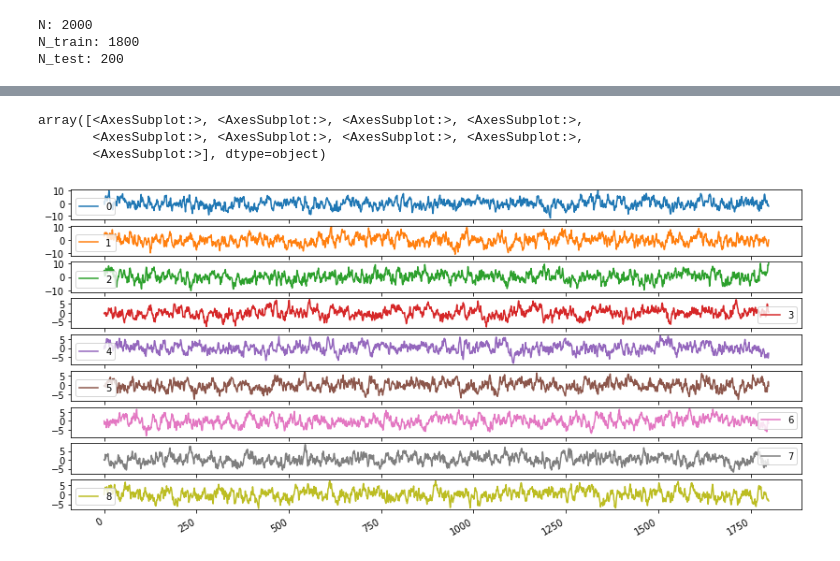
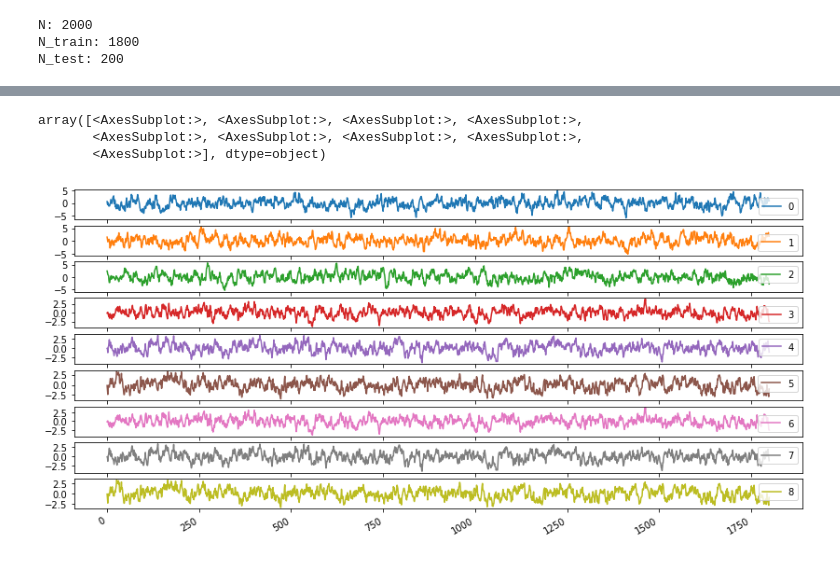
Before and after one commit to VintageDesign/multi_linear_research, a Jupyter notebook: jackson/Docs&Code/L-TVAR/generated_ltar.ipynb, the cells around one changed output, grey strips where cells are left out. Saved outputs shown, nothing was run; the diff lists cells and outputs as text; code cells hidden in the pictures.

Commit message:
started to see if the matrix multiplication would work

```diff
--- a/jackson/Docs&Code/L-TVAR/generated_ltar.ipynb
+++ b/jackson/Docs&Code/L-TVAR/generated_ltar.ipynb
@@ -7,11 +7,25 @@ import JacksonsTSPackage as jts
 from statsmodels.tsa.api import VAR
 # %%
 def mul_ten_and_mat(tensor, matrix):
-    ten_shape = tensor.shape
-    result = np.zeros((ten_shape[0], ten_shape[2]))
-    for i in range(ten_shape[2]):
-        result[:,i] = tensor[i,:,:].dot(matrix[:,i])
-        #print(tensor[i,:,:], "DOT", matrix[:, i], "=", result[:,i])
+
+    # Makes the block vector
+    block_vector = matrix.transpose().reshape(9)
+
+    # Makes the circulant block matrix
+    ten_length = len(tensor)
+    ten_sqr = ten_length*ten_length
+    block_matrix = np.zeros((ten_sqr, ten_sqr))
+    for i in range(ten_length):
+        for j in range(ten_length):
+            x = j * 3
+            val = j * 3 + i * 3
+            c = val if val < len(block_matrix) else val - len(block_matrix)
+            block_matrix[c:c+3,x:x+3] = tensor[i]
+
+    # Does the multiplication
+    result_vector = np.matmul(block_matrix, block_vector)
+    result = result_vector.reshape((3,3)).transpose()
+
     return result
 
 N = 2000
@@ -22,14 +36,14 @@ A = np.array([
         [0, 0, 0.8]
     ],
     [
-        [0.8, 0, 0],
-        [0, 0.8, 0],
-        [0, 0, 0.8]
+        [0, 0, 0],
+        [0, 0, 0],
+        [0, 0, 0]
     ],
     [
-        [0.8, 0, 0],
-        [0, 0.8, 0],
-        [0, 0, 0.8]
+        [0, 0, 0],
+        [0, 0, 0],
+        [0, 0, 0]
     ]
     ])
 
@@ -90,6 +145,3 @@ N_test: 200
 # %%
 train_tensor = jts.extract_train_tensor(data_tensor, N_train)
 test_tensor = jts.extract_test_tensor(data_tensor, N_train, N_test)
-# %%
-train_dct = jts.apply_dct_to_tensor(train_tensor)
-train_dct
@@ -113,0 +168,2 @@ array([[[ 1.20000000e+00, -3.46410162e-01,  0.00000000e+00],
+# %%
+train_dft = jts.apply_dft_to_tensor(train_tensor)
@@ -114,9 +205,9 @@ array([[[ 1.20000000e+00, -3.46410162e-01,  0.00000000e+00],
 # %%
-vectorized = pd.DataFrame(jts.tensor_to_vector(train_dct))
+vectorized = pd.DataFrame(jts.tensor_to_vector(train_dft))
 vectorized.plot(figsize = (14, 7), subplots = True)
 # %% [output]
 array([<AxesSubplot:>, <AxesSubplot:>, <AxesSubplot:>, <AxesSubplot:>,
        <AxesSubplot:>, <AxesSubplot:>, <AxesSubplot:>, <AxesSubplot:>,
        <AxesSubplot:>], dtype=object)
-[figure, old version]
+[figure, new version]
 # %%
```
Also changed, not shown: parts of 19 cells of this notebook, 1 other file.
